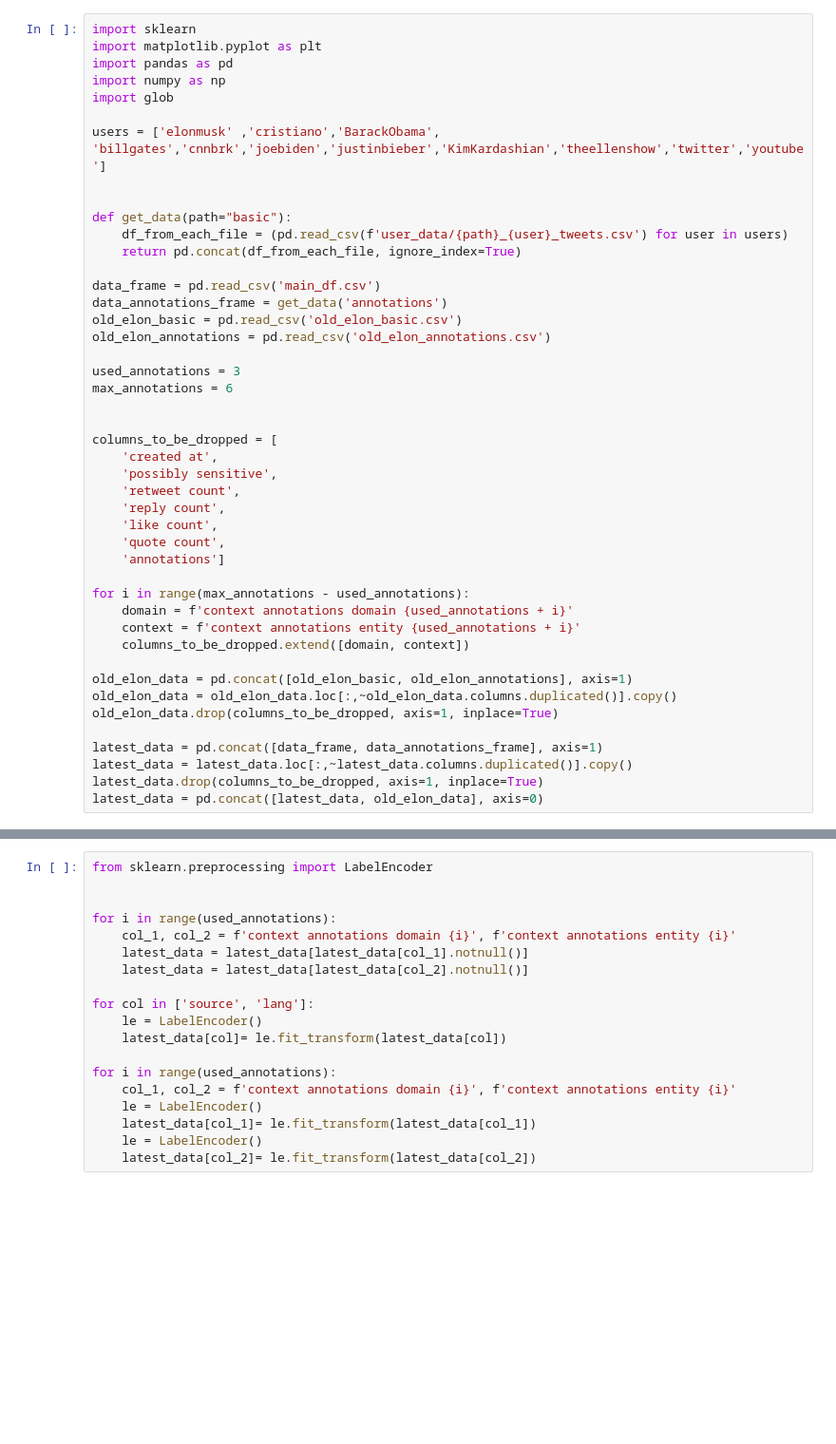
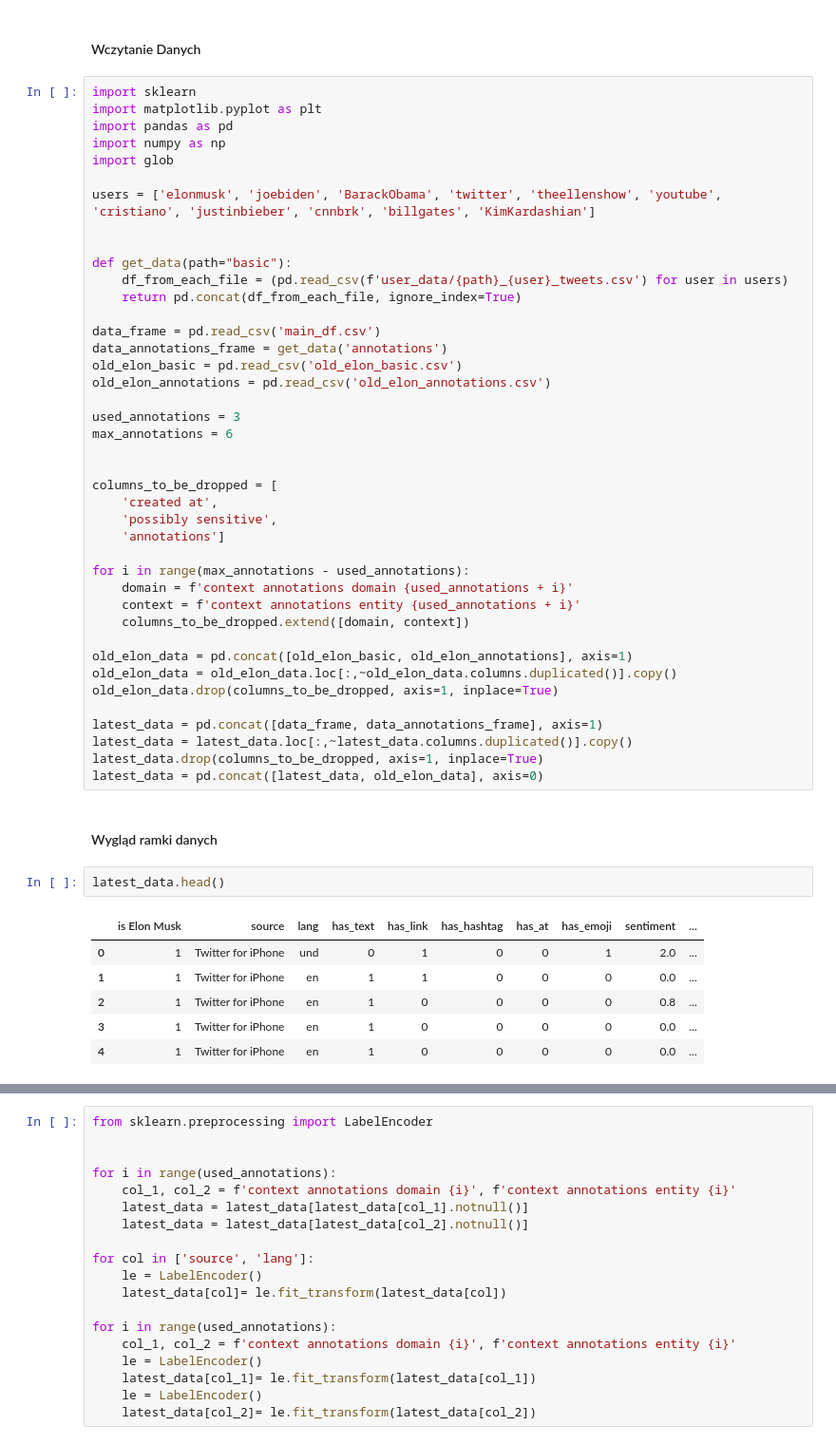
Before and after one commit to Wiktor-99/MAED, a Jupyter notebook: milestone2.ipynb, the cells around one changed output, grey strips where cells are left out. Shown at 95% size. Saved outputs shown, nothing was run; the diff lists cells and outputs as text; blank space fills up the shorter version.

```diff
--- a/milestone2.ipynb
+++ b/milestone2.ipynb
@@ -1,3 +50,5 @@
+# %% [markdown]
+#### Wczytanie Danych
 # %%
 import sklearn
 import matplotlib.pyplot as plt
@@ -5,7 +56,7 @@ import pandas as pd
 import numpy as np
 import glob
 
-users = ['elonmusk' ,'cristiano','BarackObama', 'billgates','cnnbrk','joebiden','justinbieber','KimKardashian','theellenshow','twitter','youtube']
+users = ['elonmusk', 'joebiden', 'BarackObama', 'twitter', 'theellenshow', 'youtube', 'cristiano', 'justinbieber', 'cnnbrk', 'billgates', 'KimKardashian']
 
 
 def get_data(path="basic"):
@@ -24,10 +75,6 @@ max_annotations = 6
 columns_to_be_dropped = [
     'created at',
     'possibly sensitive',
-    'retweet count',
-    'reply count',
-    'like count',
-    'quote count',
     'annotations']
 
 for i in range(max_annotations - used_annotations):
@@ -43,3 +90,14 @@ latest_data = pd.concat([data_frame, data_annotations_frame], axis=1)
 latest_data = latest_data.loc[:,~latest_data.columns.duplicated()].copy()
 latest_data.drop(columns_to_be_dropped, axis=1, inplace=True)
 latest_data = pd.concat([latest_data, old_elon_data], axis=0)
+# %% [markdown]
+#### Wygląd ramki danych
+# %%
+latest_data.head()
+# %% [output]
+|  | is Elon Musk | source | lang | has_text | has_link | has_hashtag | has_at | has_emoji | sentiment | ... |
+| 0 | 1 | Twitter for iPhone | und | 0 | 1 | 0 | 0 | 1 | 2.0 | ... |
+| 1 | 1 | Twitter for iPhone | en | 1 | 1 | 0 | 0 | 0 | 0.0 | ... |
+| 2 | 1 | Twitter for iPhone | en | 1 | 0 | 0 | 0 | 0 | 0.8 | ... |
+| 3 | 1 | Twitter for iPhone | en | 1 | 0 | 0 | 0 | 0 | 0.0 | ... |
+| 4 | 1 | Twitter for iPhone | en | 1 | 0 | 0 | 0 | 0 | 0.0 | ... |
```
Also changed, not shown: parts of 19 cells of this notebook, 2 other files.
